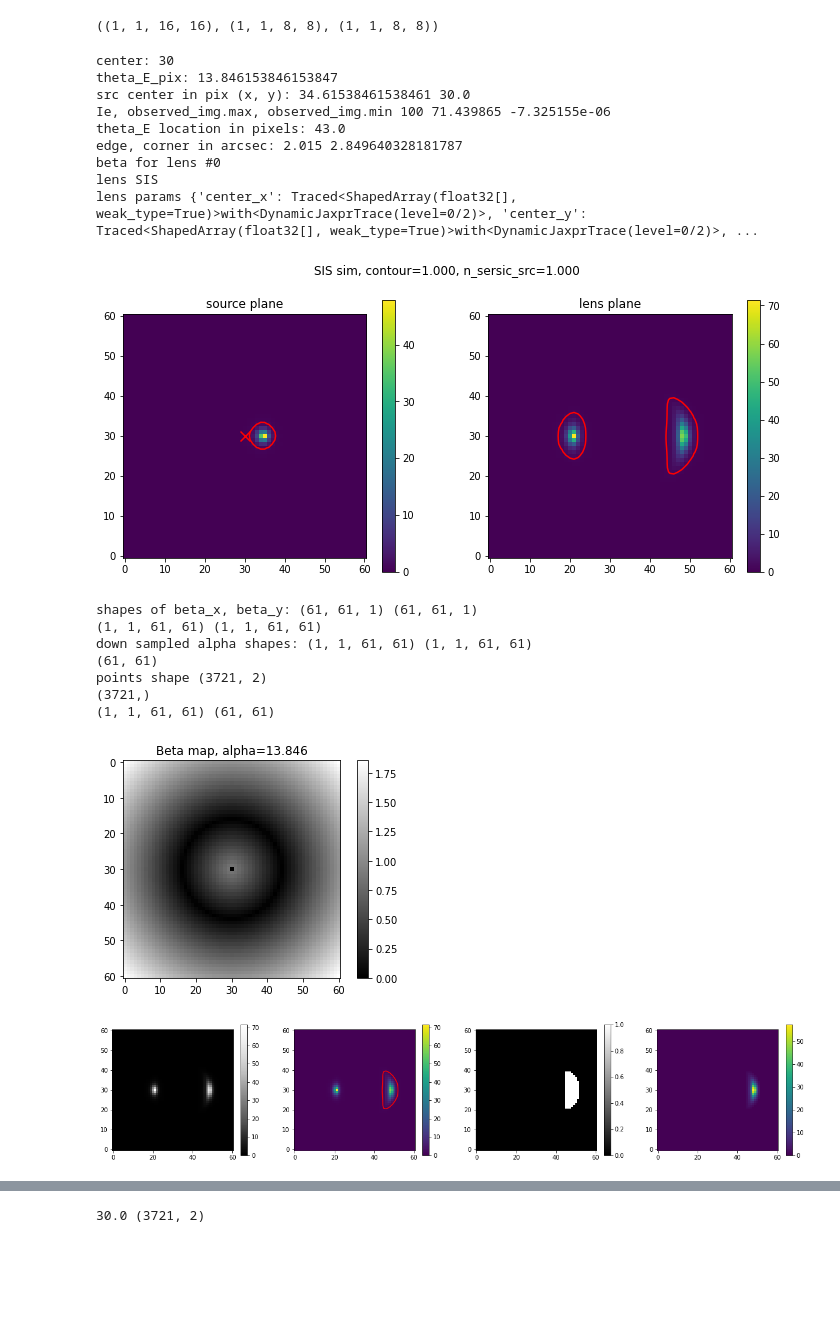
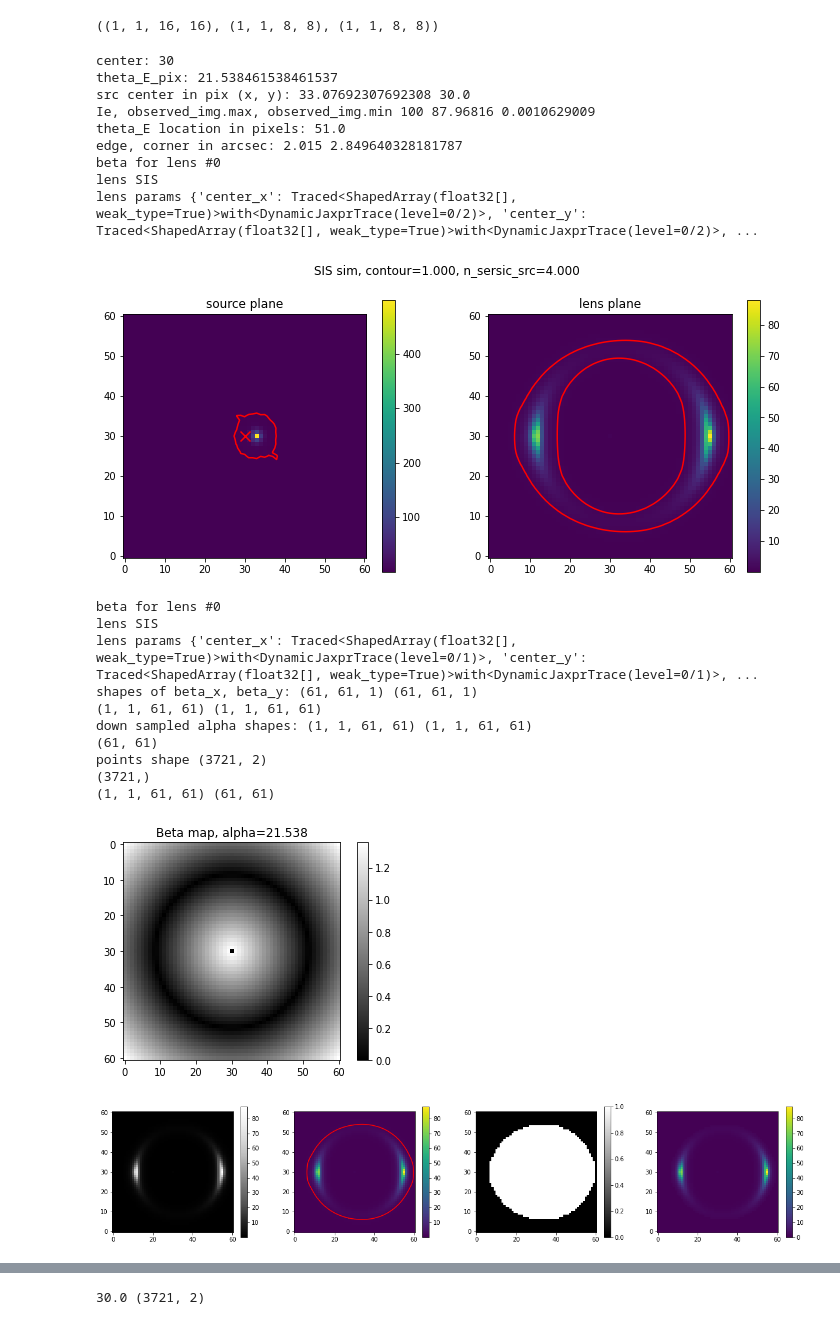
Before and after one commit to giga-lens/gigalens, a Jupyter notebook: jax-demo-dev-sim-only_SIS_v3_source-plane-contours.ipynb, the cells around one changed output, grey strips where cells are left out. Drawn from its saved outputs; the diff is of its cells as text; code cells hidden in the pictures; blank space fills up the shorter version.

```diff
--- a/jax-demo-dev-sim-only_SIS_v3_source-plane-contours.ipynb
+++ b/jax-demo-dev-sim-only_SIS_v3_source-plane-contours.ipynb
@@ -198,9 +198,9 @@ num_pix = 61
 ctr = num_pix//2
 supersample = 1
 # theta_E = 2.1 #* (num_pix/101)
-theta_E = 0.9 #* (num_pix/101)
+theta_E = 1.4 #* (num_pix/101)
 Ie_src = 100
-n_sersic_src = 1.0
+n_sersic_src = 4.0
 
 print('center:', ctr)
 
@@ -222,7 +222,7 @@ print('theta_E_pix:', theta_E_pix)
 lens_ctrx, lens_ctry = 0.0, 0.0
 
 # src_ctrx, src_ctry = 0.5, 0.0  #0.5, 0.
-src_ctrx, src_ctry = 0.3, 0.0  #0.5, 0.
+src_ctrx, src_ctry = 0.2, 0.0  #0.5, 0.
 
 src_ctrx_pix, src_ctry_pix = ctr + src_ctrx / delta_pix, ctr + src_ctry / delta_pix  #0.5, 0.
 print('src center in pix (x, y):', src_ctrx_pix, src_ctry_pix)
@@ -265,7 +265,7 @@ def plot_contour(ax, img, X, Y, con_levels=[0.04]):
 
     return cs
 
-con_levels = [1.0]
+con_levels = [1]
 
 
 fig, (ax1, ax2) = plt.subplots(1, 2, figsize=(12, 5))
@@ -286,16 +286,21 @@ plt.suptitle('SIS sim, contour={:.3f}, n_sersic_src={:.3f}'.format(con_levels[0]
 plt.show()
 # %% [output]
 center: 30
-theta_E_pix: 13.846153846153847
-src center in pix (x, y): 34.61538461538461 30.0
-Ie, observed_img.max, observed_img.min 100 71.439865 -7.325155e-06
-theta_E location in pixels: 43.0
+theta_E_pix: 21.538461538461537
+src center in pix (x, y): 33.07692307692308 30.0
+Ie, observed_img.max, observed_img.min 100 87.96816 0.0010629009
+theta_E location in pixels: 51.0
 edge, corner in arcsec: 2.015 2.849640328181787
 beta for lens #0
 lens SIS
 lens params {'center_x': Traced<ShapedArray(float32[], weak_type=True)>with<DynamicJaxprTrace(level=0/2)>, 'center_y': Traced<ShapedArray(float32[], weak_type=True)>with<DynamicJaxprTrace(level=0/2)>, ...
-[figure, old version]
+[figure, new version]
 # %%
+'''
+This cell captures one of the two SIS images
+
+'''
+
 lens_params = truth[0]
 
 beta_x, beta_y, f_xi, f_yi = lens_sim._beta(lens_params)
@@ -345,33 +350,36 @@ plt.colorbar(obsim, ax=axes[1])
 
 print(X.shape)
 path = Path(verts[0])
 points = np.vstack((X.flatten(), Y.flatten())).T
 
 print('points shape', points.shape)
 
 counterarcmask = path.contains_points(points)
 print(counterarcmask.shape)
 
 counterarcmask = counterarcmask.reshape((num_pix, num_pix))
 maskim = axes[2].imshow(counterarcmask, cmap='gray', origin='lower')
 plt.colorbar(maskim, ax=axes[2])
 
 counterarc = observed_img * counterarcmask
 con_arcim = axes[3].imshow(counterarc, origin='lower')
 plt.colorbar(con_arcim, ax=axes[3])
 
 print(f_xi_downsamp.shape, counterarcmask.shape)
 
 f_xi_ca = f_xi_downsamp * counterarcmask
 f_yi_ca = f_yi_downsamp * counterarcmask
 # %% [output]
+beta for lens #0
+lens SIS
+lens params {'center_x': Traced<ShapedArray(float32[], weak_type=True)>with<DynamicJaxprTrace(level=0/1)>, 'center_y': Traced<ShapedArray(float32[], weak_type=True)>with<DynamicJaxprTrace(level=0/1)>, ...
 shapes of beta_x, beta_y: (61, 61, 1) (61, 61, 1)
 (1, 1, 61, 61) (1, 1, 61, 61)
 down sampled alpha shapes: (1, 1, 61, 61) (1, 1, 61, 61)
 (61, 61)
 points shape (3721, 2)
 (3721,)
 (1, 1, 61, 61) (61, 61)
-[figure, old version]
+[figure, new version]
-[figure, old version]
+[figure, new version]
 # %%
```
Also changed, not shown: parts of 10 cells of this notebook.
